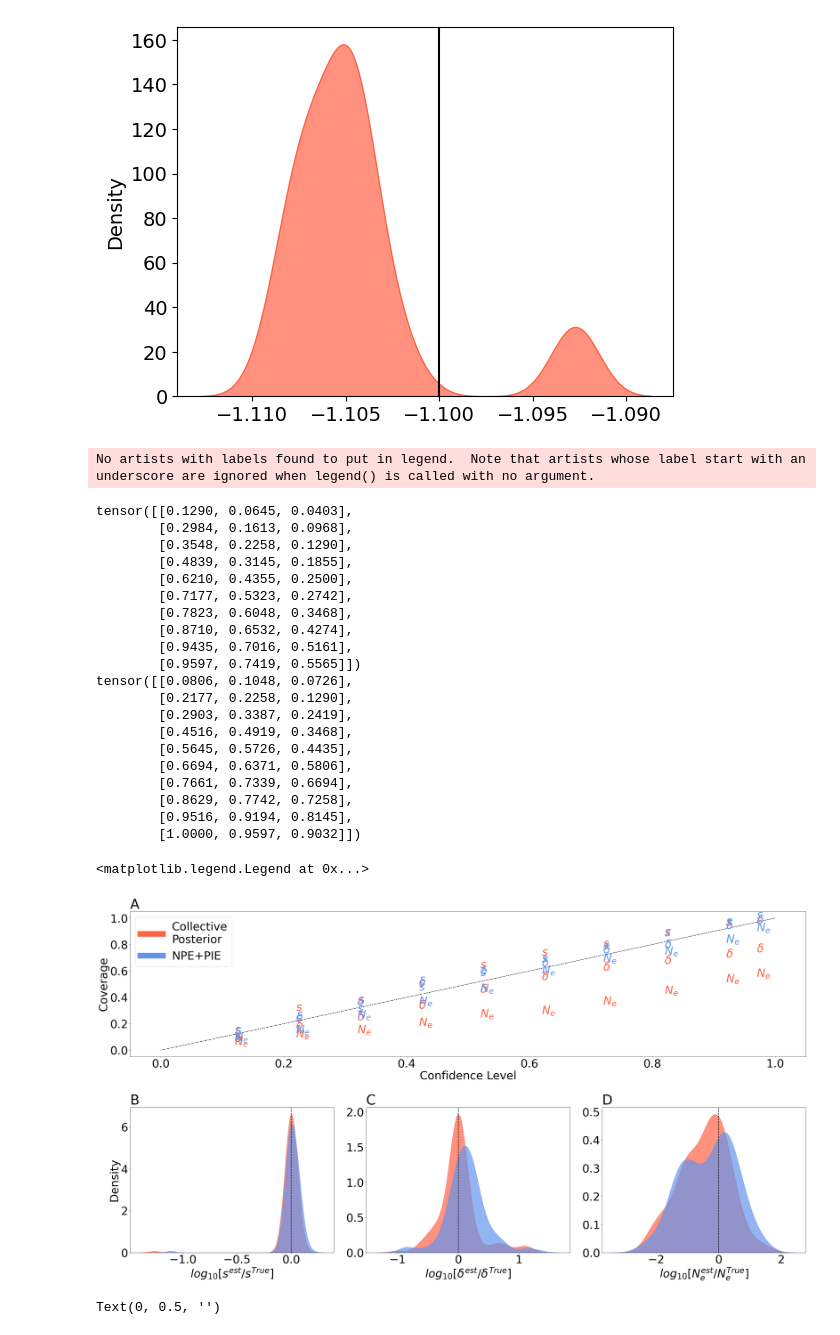
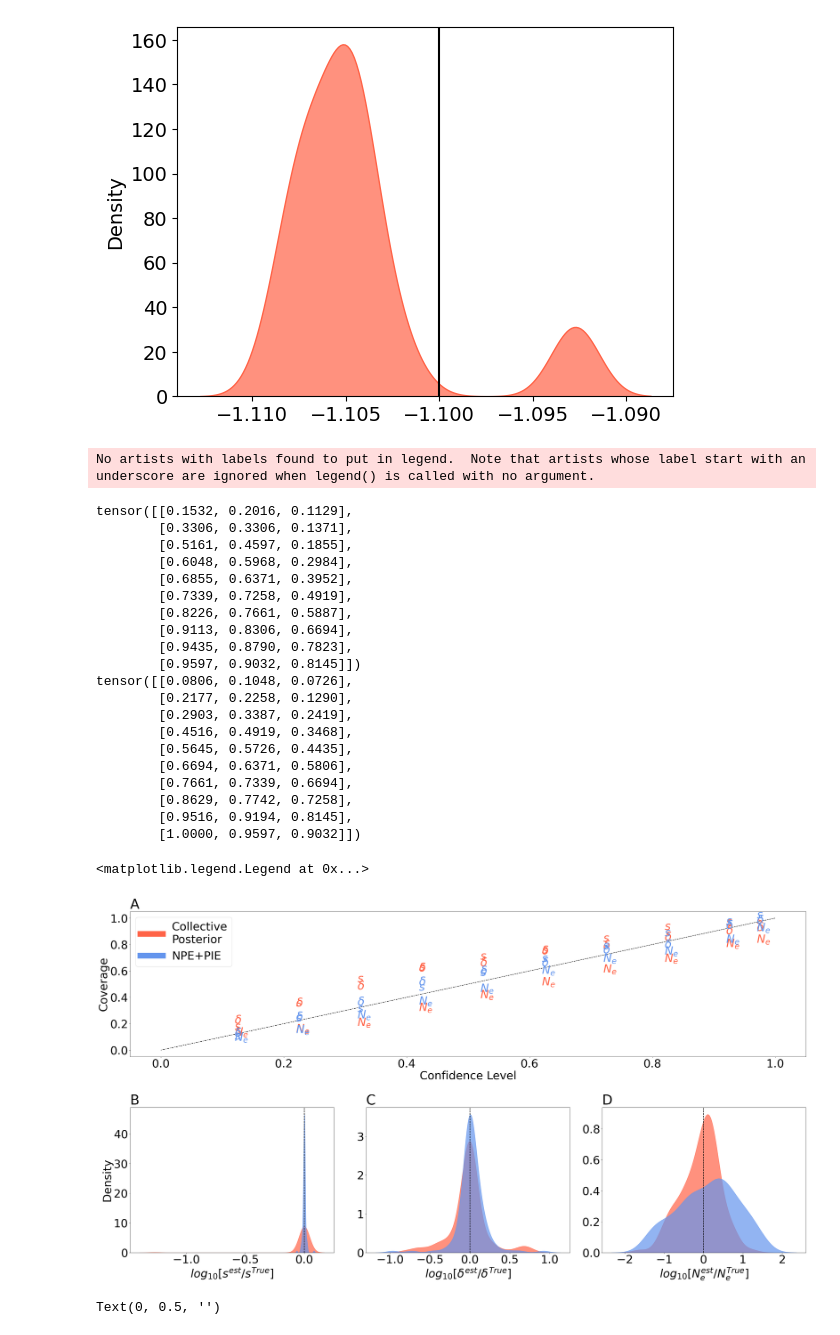
Before and after one commit to yoavram-lab/collective_posterior, a Jupyter notebook: CLASSIC_WF/test collective.ipynb, the cells around one changed output. Drawn from its saved outputs; the diff is of its cells as text; code cells hidden in the pictures.

Commit message:
new test_x_hi classic wf

```diff
--- a/CLASSIC_WF/test collective.ipynb
+++ b/CLASSIC_WF/test collective.ipynb
@@ -105,7 +105,7 @@ ax['D'].set_title('D',loc='left')
 
 # Coverage plots in ax B
 ax['A'].plot(np.linspace(0,1,100),np.linspace(0,1,100), color='k', label='', ls='--')
-covs_ = torch.load(f'tests/covs_CLASSIC_WF_50k.pt')
+covs_ = torch.load(f'tests/covs_CLASSIC_WF_500k.pt')
 plot_covs(ax=ax['A'], covs=covs_,label='Collective\nPosterior',color='tomato', cp=True)
 covs_iid = torch.load(f'tests/covs_CLASSIC_WF_iid.pt')
 plot_covs(ax=ax['A'], covs=covs_iid,label='NPE+PIE',color='cornflowerblue')
@@ -120,46 +120,46 @@ ax['C'].set_xlabel('$log_{10}[\\delta^{est} / {\\delta^{True}}]$')
 ax['D'].set_xlabel('$log_{10}[N_e^{est} / {N_e^{True}}]$')
 
 axx = [ax['B'], ax['C'], ax['D']]
 
-cp_acc = torch.load('tests/accus_CLASSIC_WF_h_50k.pt')
+cp_acc = torch.load('tests/accus_CLASSIC_WF_50k.pt')
 plot_accuracy(cp_acc, axx, color='tomato', hatch='', label='Collective\nPosterior')
 
 
-iid_acc = torch.load('tests/accus_CLASSIC_WF_iid_h.pt')
+iid_acc = torch.load('tests/accus_CLASSIC_WF_iid.pt')
 plot_accuracy(iid_acc, axx, color='cornflowerblue', hatch='', label='NPE+PIE')
 
 # ax['A'].legend(loc='upper left')
 ax['C'].set_ylabel('')
 ax['D'].set_ylabel('')
 
 # manual legend for ax[A]
 handles = [plt.Line2D([0], [0], color='tomato', lw=20, label='Collective\nPosterior'),
            plt.Line2D([0], [0], color='cornflowerblue', lw=20, label='NPE+PIE')]
 ax['A'].legend(handles=handles, fontsize=40, loc='upper left')
 # %% [output]
 No artists with labels found to put in legend.  Note that artists whose label start with an underscore are ignored when legend() is called with no argument.
-tensor([[0.1290, 0.0645, 0.0403],
-        [0.2984, 0.1613, 0.0968],
-        [0.3548, 0.2258, 0.1290],
-        [0.4839, 0.3145, 0.1855],
-        [0.6210, 0.4355, 0.2500],
-        [0.7177, 0.5323, 0.2742],
-        [0.7823, 0.6048, 0.3468],
-        [0.8710, 0.6532, 0.4274],
-        [0.9435, 0.7016, 0.5161],
-        [0.9597, 0.7419, 0.5565]])
+tensor([[0.1532, 0.2016, 0.1129],
+        [0.3306, 0.3306, 0.1371],
+        [0.5161, 0.4597, 0.1855],
+        [0.6048, 0.5968, 0.2984],
+        [0.6855, 0.6371, 0.3952],
+        [0.7339, 0.7258, 0.4919],
+        [0.8226, 0.7661, 0.5887],
+        [0.9113, 0.8306, 0.6694],
+        [0.9435, 0.8790, 0.7823],
+        [0.9597, 0.9032, 0.8145]])
 tensor([[0.0806, 0.1048, 0.0726],
         [0.2177, 0.2258, 0.1290],
         [0.2903, 0.3387, 0.2419],
         [0.4516, 0.4919, 0.3468],
         [0.5645, 0.5726, 0.4435],
         [0.6694, 0.6371, 0.5806],
         [0.7661, 0.7339, 0.6694],
         [0.8629, 0.7742, 0.7258],
         [0.9516, 0.9194, 0.8145],
         [1.0000, 0.9597, 0.9032]])
 <matplotlib.legend.Legend at 0x...>
-[figure, old version]
+[figure, new version]
 # %%
 # A - Coverage plots
 # B-D - Accuracy plots
```
Also changed, not shown: 2 other files.
